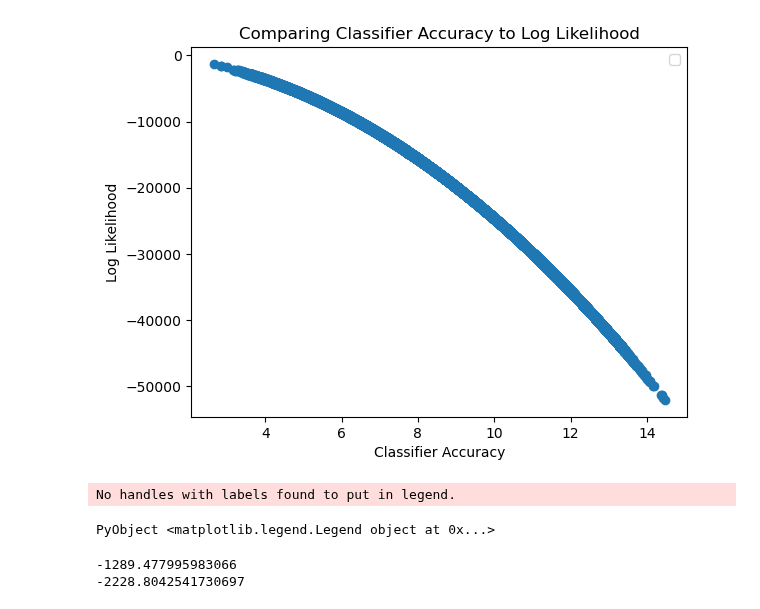
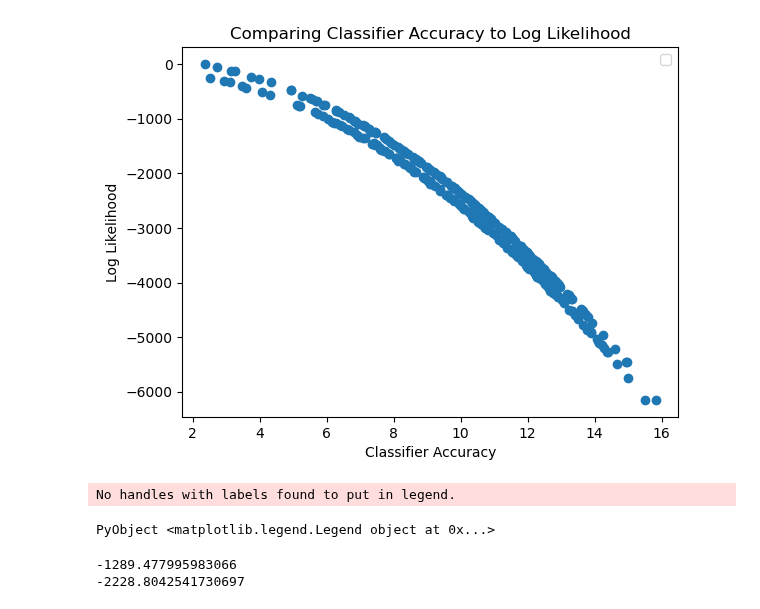
Before and after one commit to jberezow/RJMCMC, a Jupyter notebook: Thesis-Interpolation.ipynb, the cells around one changed output. Drawn from its saved outputs; the diff is of its cells as text; code cells hidden in the pictures.

```diff
--- a/Thesis-Interpolation.ipynb
+++ b/Thesis-Interpolation.ipynb
@@ -310,36 +308,36 @@ function likelihood(best_trace, best_dist, best_score, best_k)
     push!(ks, k)
     #println(best_score)
     return(best_trace, best_dist, best_score, best_k)
 end
 
 #Testing specific k value
 obs = obs_master
 obs[:k] = 30
 (best_trace2,) = generate(classifier, (x_samp,), obs)
-for i=1:20000
+for i=1:200
     best_trace2, best_dist, best_score, best_k = likelihood(best_trace2, best_dist, best_score, best_k)
     push!(best_ks, best_k)
     #println(get_score(best_trace2))
 end
 
 obs = obs_master
 obs[:k] = 70
 (best_trace3,) = generate(classifier, (x_samp,), obs)
-for i=1:20000
+for i=1:200
     best_trace3, best_dist, best_score, best_k = likelihood(best_trace3, best_dist, best_score, best_k)
     push!(best_ks, best_k)
     #println(get_score(best_trace3))
 end
 
 #plt.xlim(0,200)
 #plt.ylim(-6000,0)
 PyPlot.scatter(distances, scores)
 plt.title("Comparing Classifier Accuracy to Log Likelihood")
 plt.xlabel("Classifier Accuracy")
 plt.ylabel("Log Likelihood")
 plt.legend()
 # %% [output]
-[figure, old version]
+[figure, new version]
 No handles with labels found to put in legend.
 PyObject <matplotlib.legend.Legend object at 0x...>
 # %%
```
Also changed, not shown: parts of 8 cells of this notebook, 3 other files.
